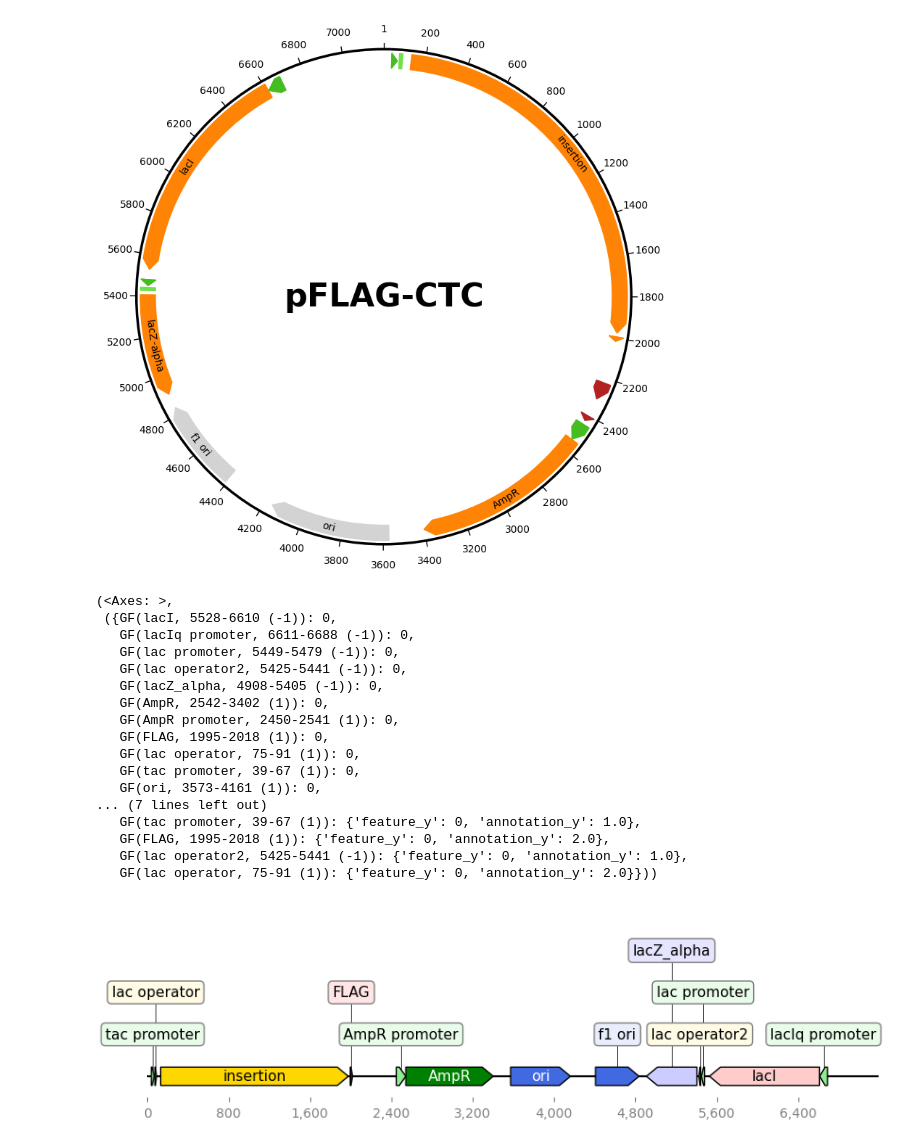
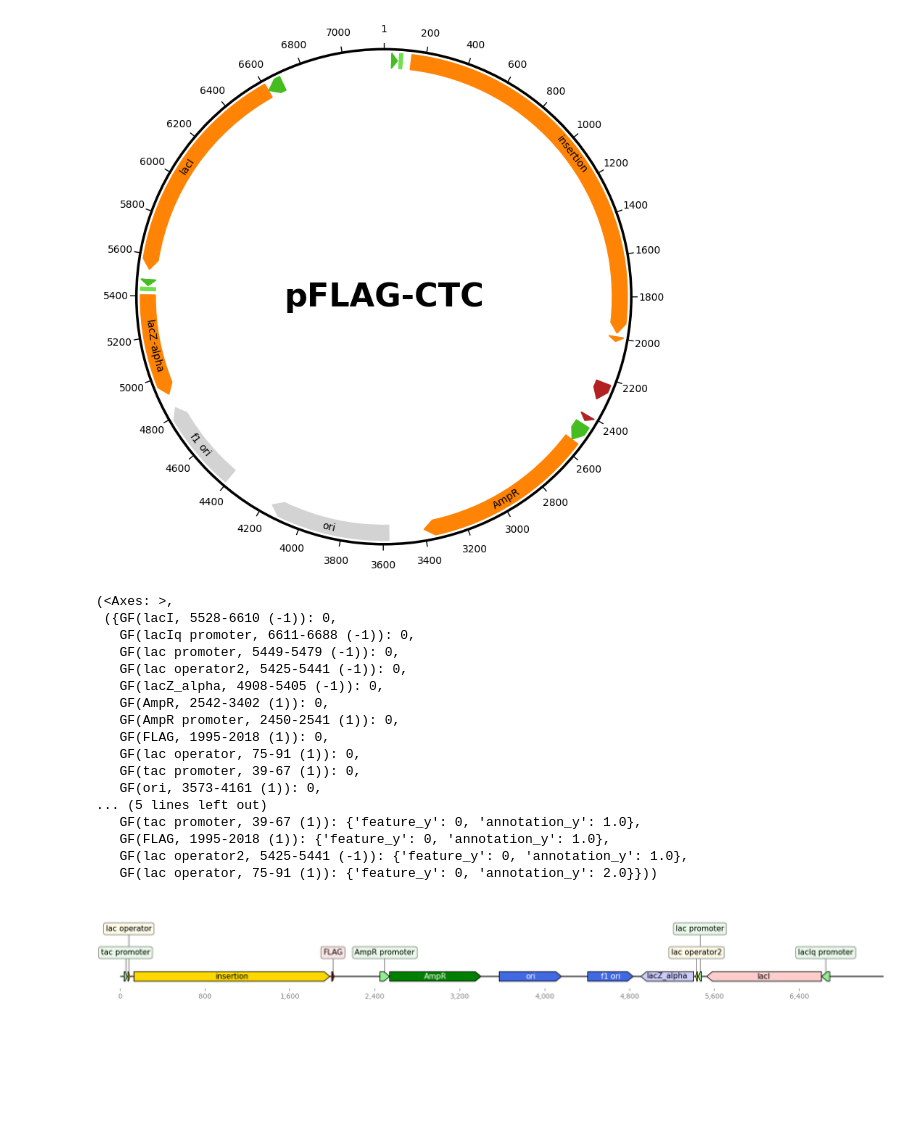
Before and after one commit to NBoyeva/pFLAG-CTC, a Jupyter notebook: final.ipynb, the cells around one changed output. Cells and saved outputs as stored; diff of their text form; code cells hidden in the pictures; blank space fills up the shorter version.

```diff
--- a/final.ipynb
+++ b/final.ipynb
@@ -353,34 +353,34 @@ features=[
     GraphicFeature(start=3604 + len(insertion), end=3634 + len(insertion), strand=-1, color="lightgreen", label="lac promoter"),
     GraphicFeature(start=3580 + len(insertion), end=3596 + len(insertion), strand=-1, color="#ffd700", label="lac operator2"),
     GraphicFeature(start=3063 + len(insertion), end=3560 + len(insertion), strand=-1, color="#ccccff", label="lacZ_alpha"),
     GraphicFeature(start=697 + len(insertion), end=1557 + len(insertion), strand=+1, color="green", label="AmpR"),
     GraphicFeature(start=605 + len(insertion), end=696 + len(insertion), strand=+1, color="lightgreen", label="AmpR promoter"),
     GraphicFeature(start=150 + len(insertion), end=173 + len(insertion), strand=+1, color="darkred", label="FLAG"),
     GraphicFeature(start=75, end=91, strand=+1, color="#ffd700", label="lac operator"),
     GraphicFeature(start=39, end=67, strand=+1, color="lightgreen", label="tac promoter"),
     GraphicFeature(start=1728 + len(insertion), end=2316 + len(insertion), strand=+1, color="royalblue", label="ori"),
     GraphicFeature(start=2563 + len(insertion), end=2991 + len(insertion), strand=+1, color="royalblue", label="f1 ori"),
     GraphicFeature(start=mcs_start_coord + len(option.start2insertion), end=mcs_start_coord + len(option.start2insertion) + len(insertion),
                    strand=+1, color="gold", label="insertion")
 ]
 record = GraphicRecord(sequence_length=len(seq)+len(insertion), features=features)
-record.plot(figure_width=10)
+record.plot(figure_width=20)
 # %% [output]
 (<Axes: >,
  ({GF(lacI, 5528-6610 (-1)): 0,
    GF(lacIq promoter, 6611-6688 (-1)): 0,
    GF(lac promoter, 5449-5479 (-1)): 0,
    GF(lac operator2, 5425-5441 (-1)): 0,
    GF(lacZ_alpha, 4908-5405 (-1)): 0,
    GF(AmpR, 2542-3402 (1)): 0,
    GF(AmpR promoter, 2450-2541 (1)): 0,
    GF(FLAG, 1995-2018 (1)): 0,
    GF(lac operator, 75-91 (1)): 0,
    GF(tac promoter, 39-67 (1)): 0,
    GF(ori, 3573-4161 (1)): 0,
-... (7 lines left out)
+... (5 lines left out)
    GF(tac promoter, 39-67 (1)): {'feature_y': 0, 'annotation_y': 1.0},
-   GF(FLAG, 1995-2018 (1)): {'feature_y': 0, 'annotation_y': 2.0},
+   GF(FLAG, 1995-2018 (1)): {'feature_y': 0, 'annotation_y': 1.0},
    GF(lac operator2, 5425-5441 (-1)): {'feature_y': 0, 'annotation_y': 1.0},
    GF(lac operator, 75-91 (1)): {'feature_y': 0, 'annotation_y': 2.0}}))
-[figure, old version]
+[figure, new version]
```
